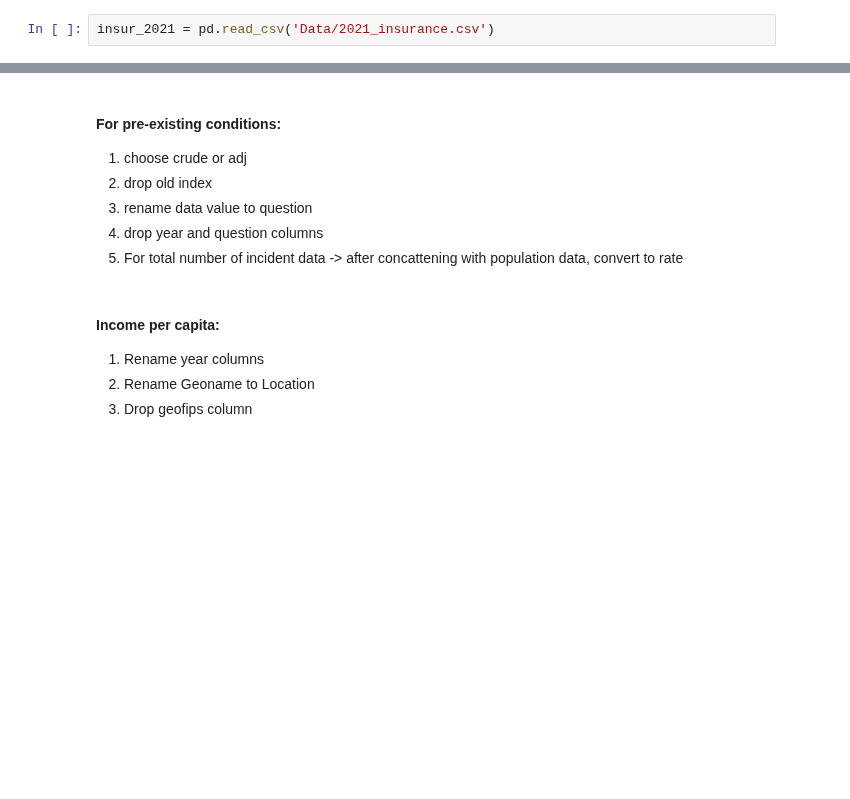
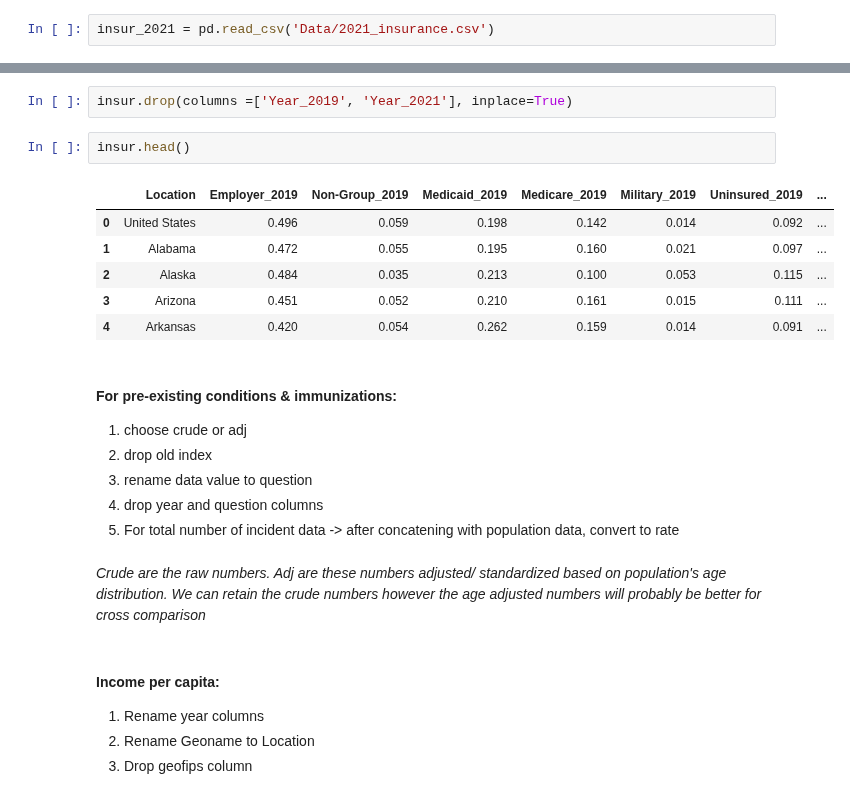
Before and after one commit to rafirahman27/Preparing_for_the_next_Pandemic, a Jupyter notebook: Katie.ipynb, the cells around one changed output, grey strips where cells are left out. Cells and saved outputs as stored; diff of their text form; blank space fills up the shorter version.

Commit message:
more data cleaning

```diff
--- a/Katie.ipynb
+++ b/Katie.ipynb
@@ -374,10 +383,23 @@ insur
+# %%
+insur.drop(columns =['Year_2019', 'Year_2021'], inplace=True)
+# %%
+insur.head()
+# %% [output]
+|  | Location | Employer_2019 | Non-Group_2019 | Medicaid_2019 | Medicare_2019 | Military_2019 | Uninsured_2019 | ... |
+| 0 | United States | 0.496 | 0.059 | 0.198 | 0.142 | 0.014 | 0.092 | ... |
+| 1 | Alabama | 0.472 | 0.055 | 0.195 | 0.160 | 0.021 | 0.097 | ... |
+| 2 | Alaska | 0.484 | 0.035 | 0.213 | 0.100 | 0.053 | 0.115 | ... |
+| 3 | Arizona | 0.451 | 0.052 | 0.210 | 0.161 | 0.015 | 0.111 | ... |
+| 4 | Arkansas | 0.420 | 0.054 | 0.262 | 0.159 | 0.014 | 0.091 | ... |
 # %% [markdown]
-#### For pre-existing conditions:
+#### For pre-existing conditions & immunizations:
 1. choose crude or adj
 2. drop old index
 3. rename data value to question
 4. drop year and question columns
-5. For total number of incident data -> after concattening with population data, convert to rate
+5. For total number of incident data -> after concatening with population data, convert to rate
+# %% [markdown]
+*Crude are the raw numbers. Adj are these numbers adjusted/ standardized based on population's age distribution. We can retain the crude numbers however the age adjusted numbers will probably be better for cross comparison*
 # %% [markdown]
 #### Income per capita:
 1. Rename year columns
```
Also changed, not shown: parts of 7 cells of this notebook.
